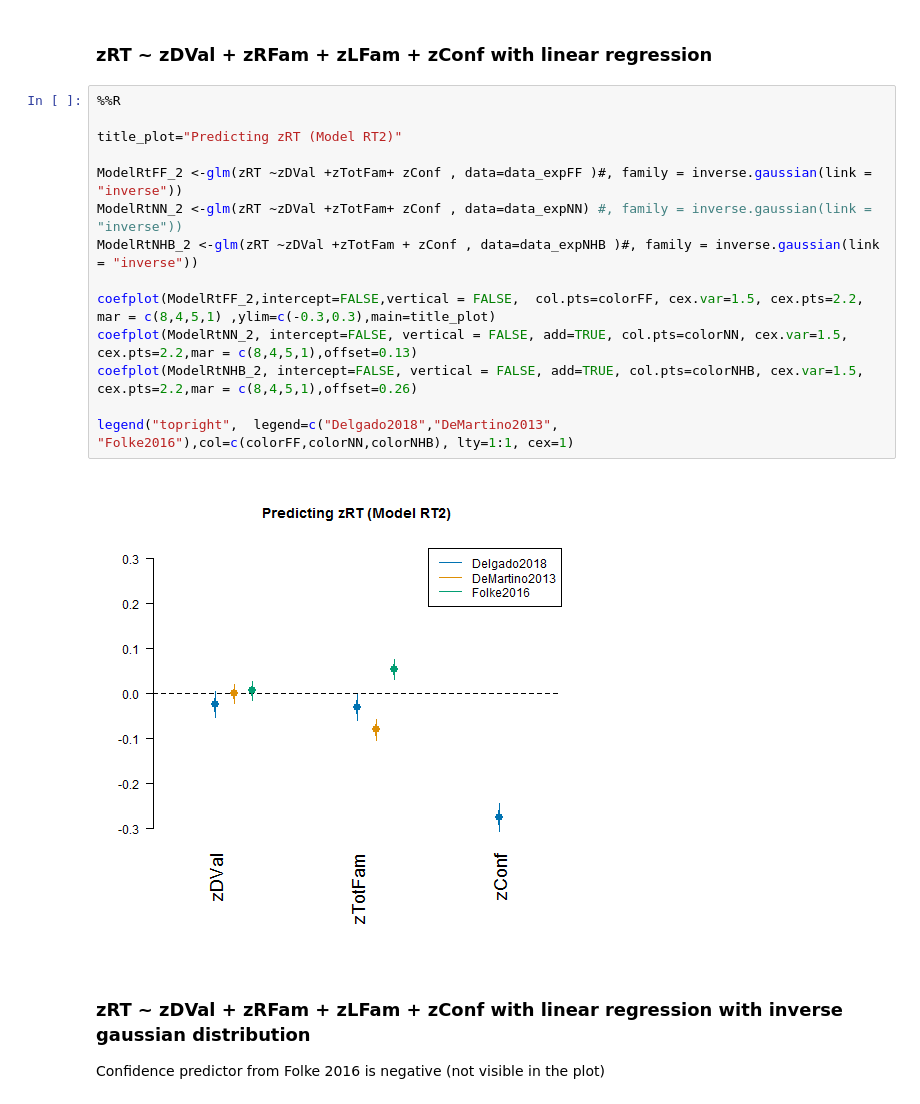
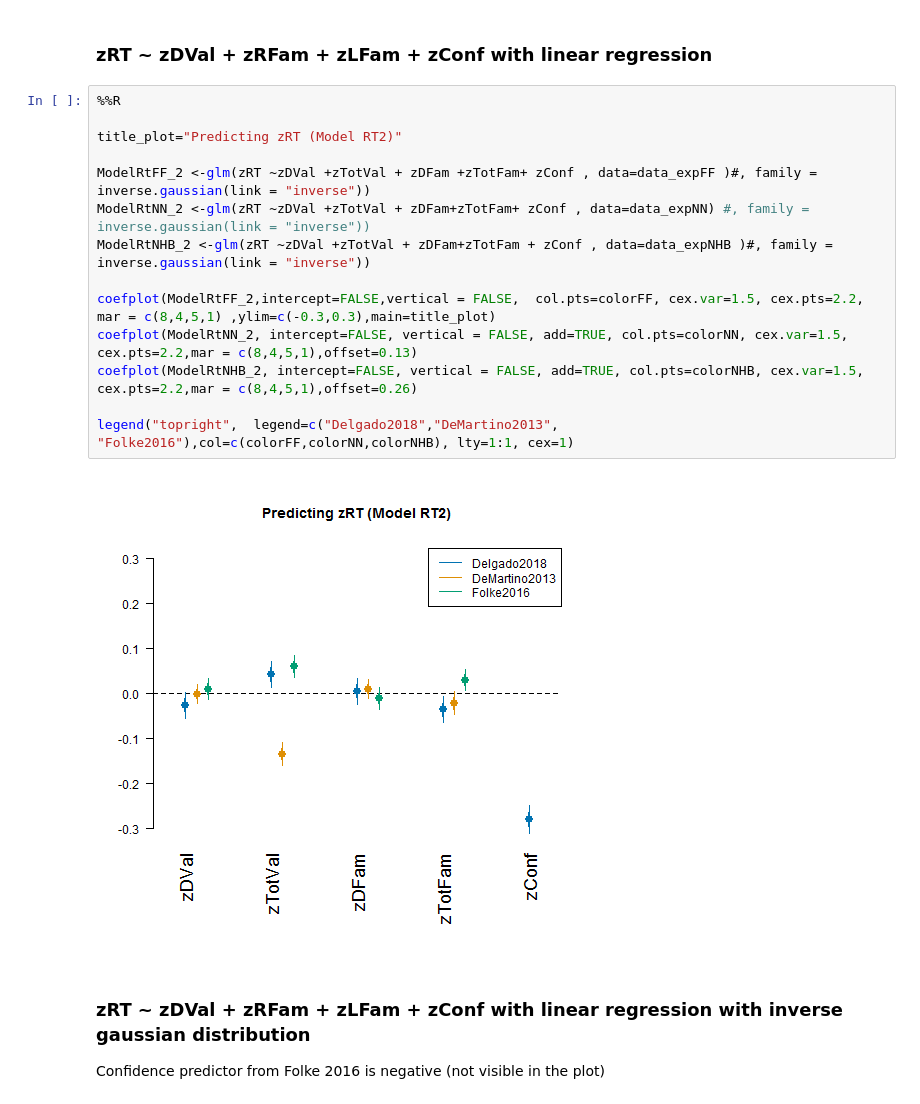
Before and after one commit to leonhardtunruh/CheckNBViewer2, a Jupyter notebook: Multistudy_Familiarity_Analysis.ipynb, the cells around one changed output. Saved outputs shown, nothing was run; the diff lists cells and outputs as text.

```diff
--- a/Multistudy_Familiarity_Analysis.ipynb
+++ b/Multistudy_Familiarity_Analysis.ipynb
@@ -1383,19 +1380,19 @@ legend("topright",  legend=c("Delgado2018","DeMartino2013", "Folke2016"),col=c(c
 # %%
 %%R
 
 title_plot="Predicting zRT (Model RT2)"
 
-ModelRtFF_2 <-glm(zRT ~zDVal +zTotFam+ zConf , data=data_expFF )#, family = inverse.gaussian(link = "inverse"))
-ModelRtNN_2 <-glm(zRT ~zDVal +zTotFam+ zConf , data=data_expNN) #, family = inverse.gaussian(link = "inverse"))
-ModelRtNHB_2 <-glm(zRT ~zDVal +zTotFam + zConf , data=data_expNHB )#, family = inverse.gaussian(link = "inverse"))
+ModelRtFF_2 <-glm(zRT ~zDVal +zTotVal + zDFam +zTotFam+ zConf , data=data_expFF )#, family = inverse.gaussian(link = "inverse"))
+ModelRtNN_2 <-glm(zRT ~zDVal +zTotVal + zDFam+zTotFam+ zConf , data=data_expNN) #, family = inverse.gaussian(link = "inverse"))
+ModelRtNHB_2 <-glm(zRT ~zDVal +zTotVal + zDFam+zTotFam + zConf , data=data_expNHB )#, family = inverse.gaussian(link = "inverse"))
 
 coefplot(ModelRtFF_2,intercept=FALSE,vertical = FALSE,  col.pts=colorFF, cex.var=1.5, cex.pts=2.2, mar = c(8,4,5,1) ,ylim=c(-0.3,0.3),main=title_plot)
 coefplot(ModelRtNN_2, intercept=FALSE, vertical = FALSE, add=TRUE, col.pts=colorNN, cex.var=1.5, cex.pts=2.2,mar = c(8,4,5,1),offset=0.13)
 coefplot(ModelRtNHB_2, intercept=FALSE, vertical = FALSE, add=TRUE, col.pts=colorNHB, cex.var=1.5, cex.pts=2.2,mar = c(8,4,5,1),offset=0.26)
 
 legend("topright",  legend=c("Delgado2018","DeMartino2013", "Folke2016"),col=c(colorFF,colorNN,colorNHB), lty=1:1, cex=1)
 # %% [output]
-[figure, old version]
+[figure, new version]
 # %% [markdown]
 ### zRT ~ zDVal + zRFam + zLFam + zConf with linear regression with inverse gaussian distribution
 Confidence predictor from Folke 2016 is negative (not visible in the plot)
```
Also changed, not shown: parts of 7 cells of this notebook.
